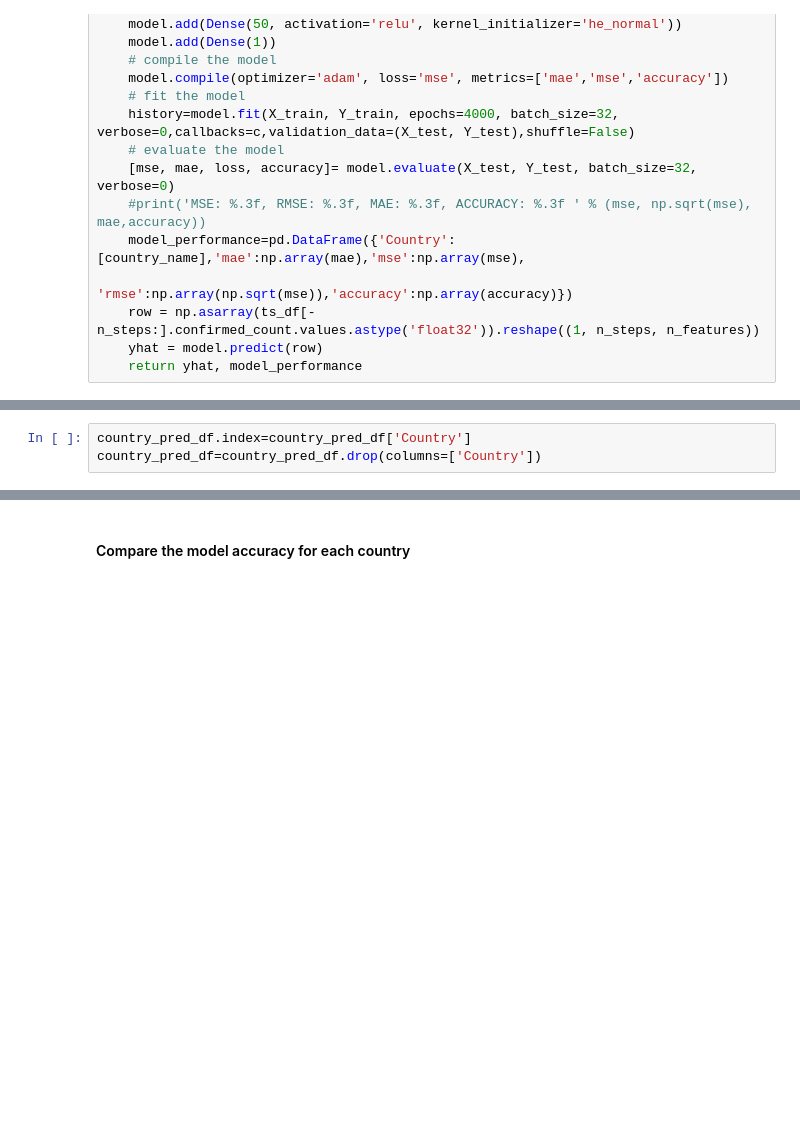
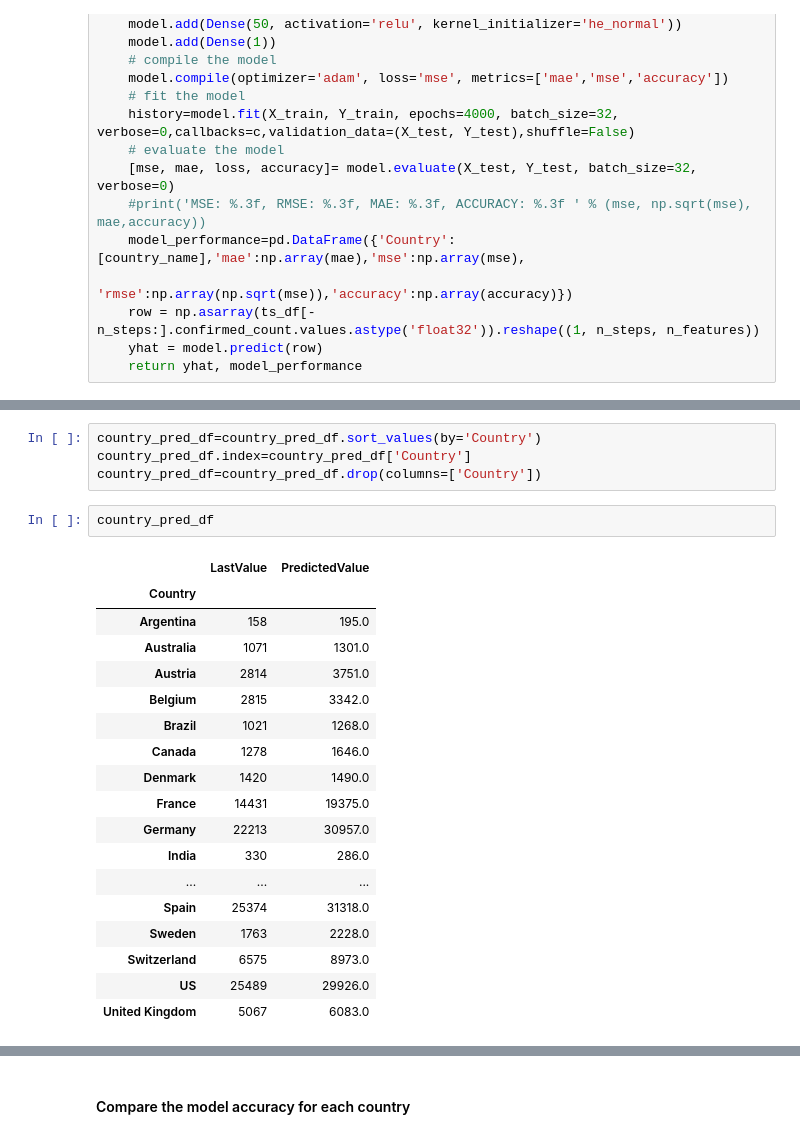
Before and after one commit to babasomanath/deep_learning, a Jupyter notebook: Predict-Covid19-Cases-Specific-Countries.ipynb, the cells around one changed output, grey strips where cells are left out. Drawn from its saved outputs; the diff is of its cells as text; blank space fills up the shorter version.

```diff
--- a/Predict-Covid19-Cases-Specific-Countries.ipynb
+++ b/Predict-Covid19-Cases-Specific-Countries.ipynb
@@ -189,5 +187,27 @@ fig.show()
 # %%
+country_pred_df=country_pred_df.sort_values(by='Country')
 country_pred_df.index=country_pred_df['Country']
 country_pred_df=country_pred_df.drop(columns=['Country'])
+# %%
+country_pred_df
+# %% [output]
+|  | LastValue | PredictedValue |
+| Country |  |  |
+| Argentina | 158 | 195.0 |
+| Australia | 1071 | 1301.0 |
+| Austria | 2814 | 3751.0 |
+| Belgium | 2815 | 3342.0 |
+| Brazil | 1021 | 1268.0 |
+| Canada | 1278 | 1646.0 |
+| Denmark | 1420 | 1490.0 |
+| France | 14431 | 19375.0 |
+| Germany | 22213 | 30957.0 |
+| India | 330 | 286.0 |
+| ... | ... | ... |
+| Spain | 25374 | 31318.0 |
+| Sweden | 1763 | 2228.0 |
+| Switzerland | 6575 | 8973.0 |
+| US | 25489 | 29926.0 |
+| United Kingdom | 5067 | 6083.0 |
 # %%
 plot_lines(country_pred_df,'Yesterday vs Today')
```
Also changed, not shown: parts of 7 cells of this notebook.
